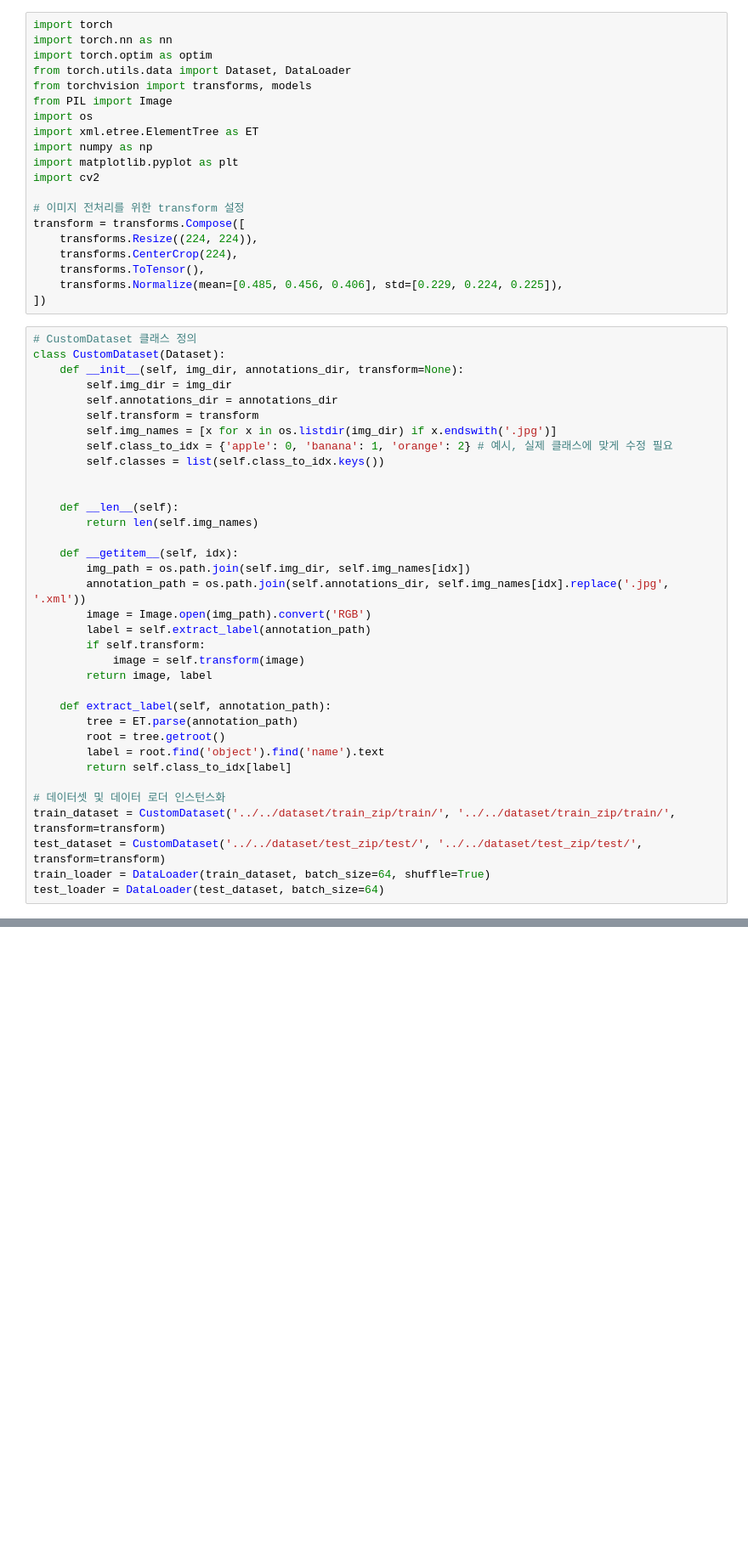
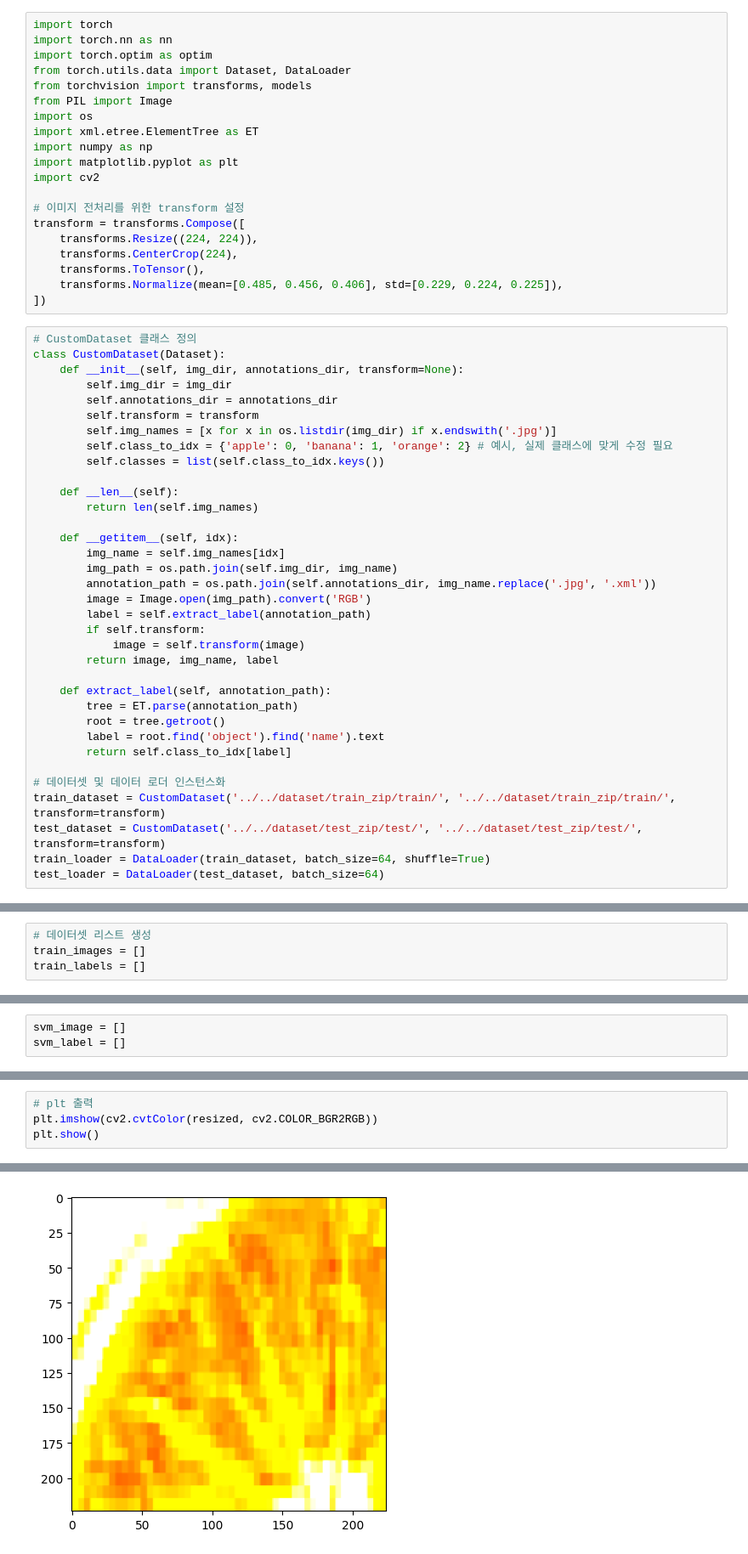
Before and after one commit to jooyeop/DeepLearning_Paper, a Jupyter notebook: ComputerVision_Paper/Instance_Segmentation/1.R-CNN.ipynb, the cells around one changed output, grey strips where cells are left out. Shown at 85% size. Drawn from its saved outputs; the diff is of its cells as text; blank space fills up the shorter version.

```diff
--- a/ComputerVision_Paper/Instance_Segmentation/1.R-CNN.ipynb
+++ b/ComputerVision_Paper/Instance_Segmentation/1.R-CNN.ipynb
@@ -29,18 +29,18 @@ class CustomDataset(Dataset):
         self.class_to_idx = {'apple': 0, 'banana': 1, 'orange': 2} # 예시, 실제 클래스에 맞게 수정 필요
         self.classes = list(self.class_to_idx.keys())
 
-
     def __len__(self):
         return len(self.img_names)
 
     def __getitem__(self, idx):
-        img_path = os.path.join(self.img_dir, self.img_names[idx])
-        annotation_path = os.path.join(self.annotations_dir, self.img_names[idx].replace('.jpg', '.xml'))
+        img_name = self.img_names[idx]
+        img_path = os.path.join(self.img_dir, img_name)
+        annotation_path = os.path.join(self.annotations_dir, img_name.replace('.jpg', '.xml'))
         image = Image.open(img_path).convert('RGB')
         label = self.extract_label(annotation_path)
         if self.transform:
             image = self.transform(image)
-        return image, label
+        return image, img_name, label
 
     def extract_label(self, annotation_path):
         tree = ET.parse(annotation_path)
@@ -77,0 +123,4 @@ else:
+# %%
+# 데이터셋 리스트 생성
+train_images = []
+train_labels = []
@@ -77,0 +207,3 @@ else:
+# %%
+svm_image = []
+svm_label = []
@@ -77,0 +282,5 @@ else:
+# %%
+# plt 출력
+plt.imshow(cv2.cvtColor(resized, cv2.COLOR_BGR2RGB))
+plt.show()
+# %% [output]
@@ -77,0 +288 @@ else:
+[figure, added]
```
Also changed, not shown: parts of 10 cells of this notebook.
